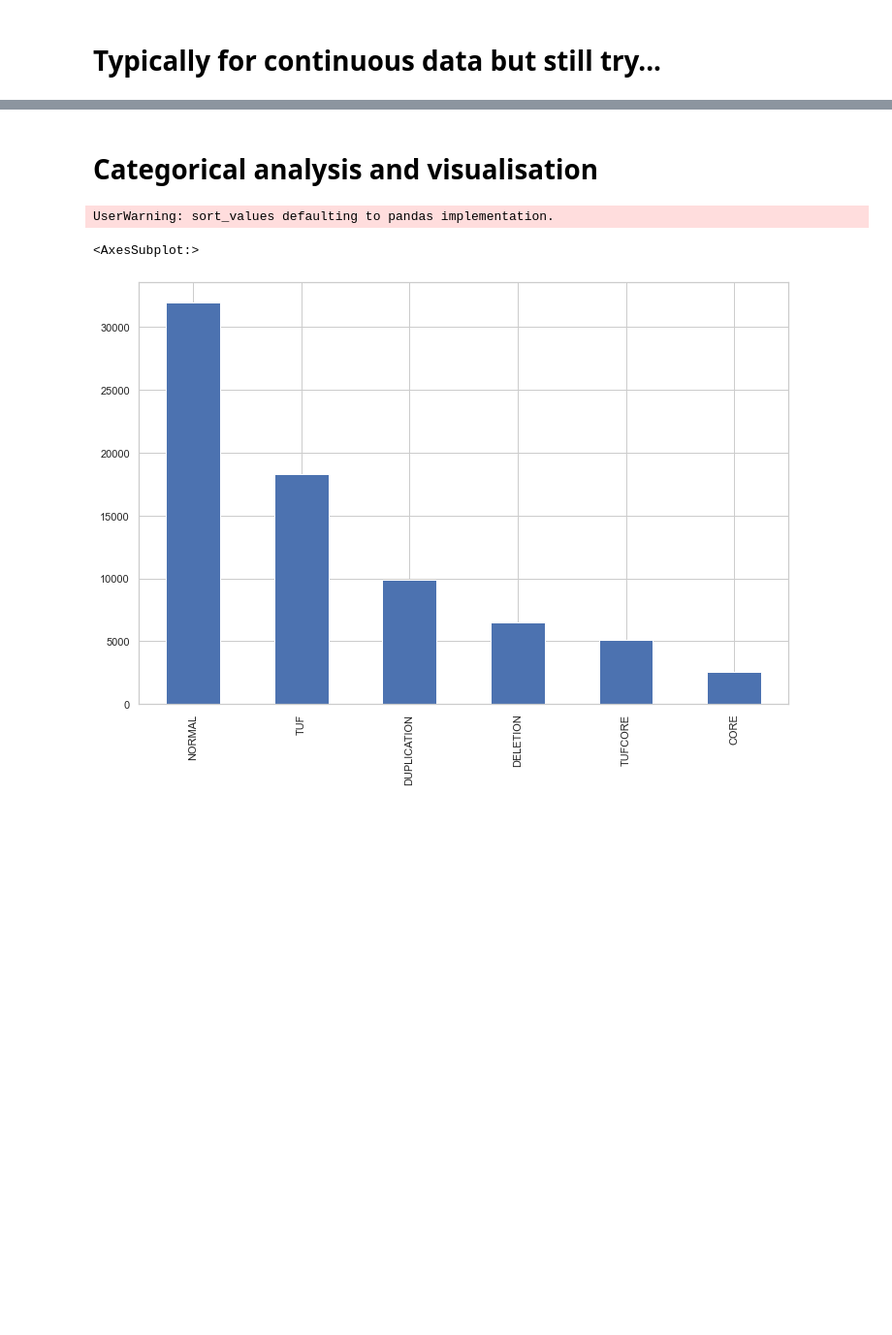
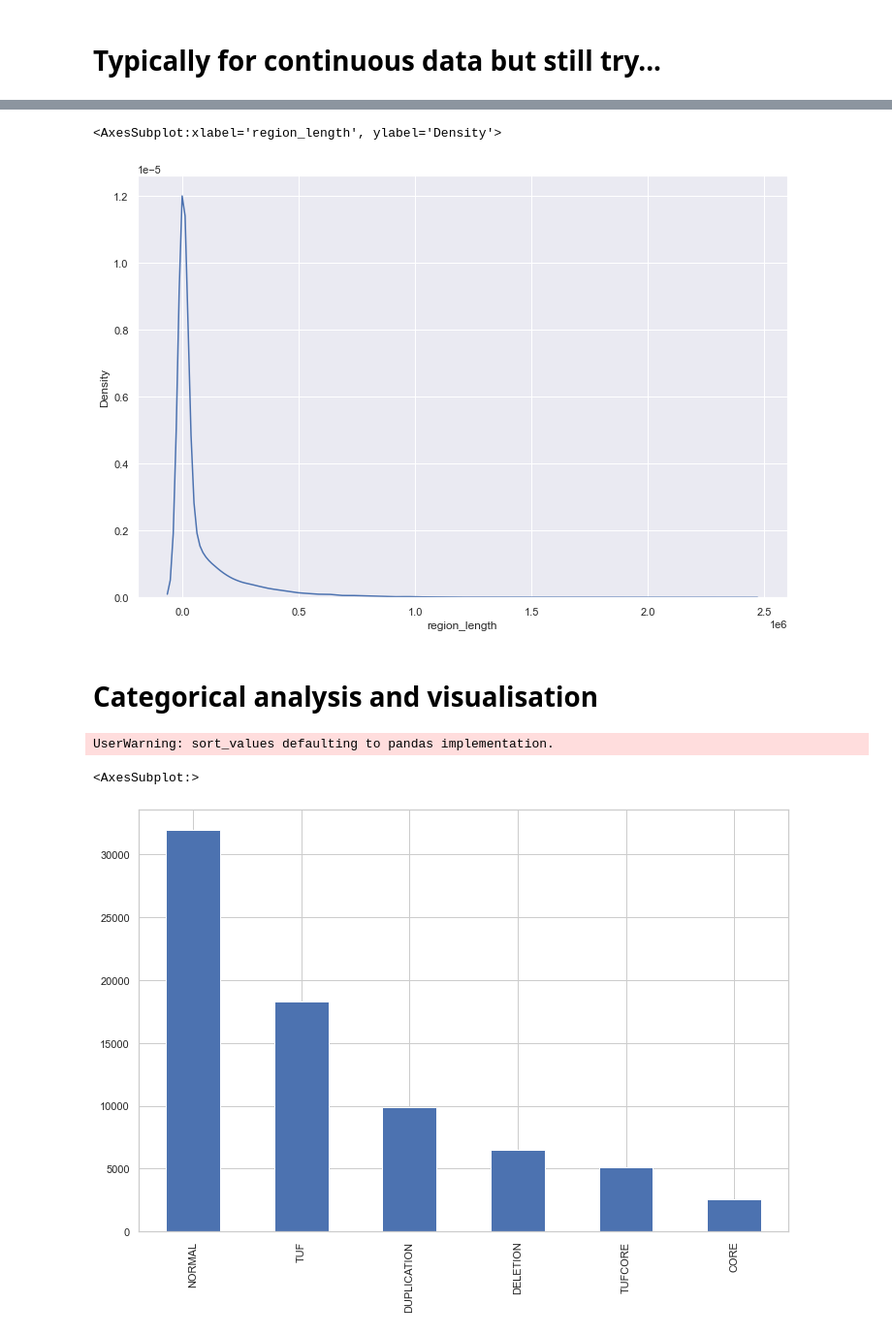
Before and after one commit to ighellache/TUFAnalysis, a Jupyter notebook: Imanlatestversiondisso.ipynb, the cells around one changed output, grey strips where cells are left out. Shown: that part at 97% size. Drawn from its saved outputs; the diff is of its cells as text; code cells hidden in the pictures; blank space fills up the shorter version.

```diff
--- a/Imanlatestversiondisso.ipynb
+++ b/Imanlatestversiondisso.ipynb
@@ -282,3 +288,8 @@ Significantly wider range of densities at shorter lengths, should we be looking
+# %%
+sns.kdeplot(data=df[df["ISTATE"] == "NORMAL"], x="region_length")
+# %% [output]
+<AxesSubplot:xlabel='region_length', ylabel='Density'>
+[figure, added]
 # %% [markdown]
 # Categorical analysis and visualisation
 # %%
```
Also changed, not shown: parts of 6 cells of this notebook.
